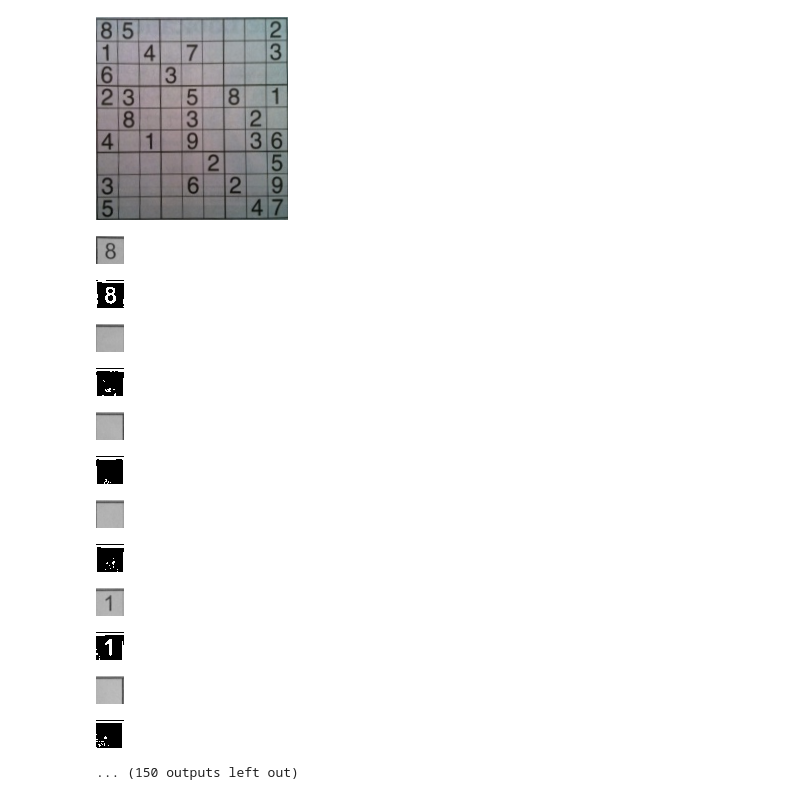
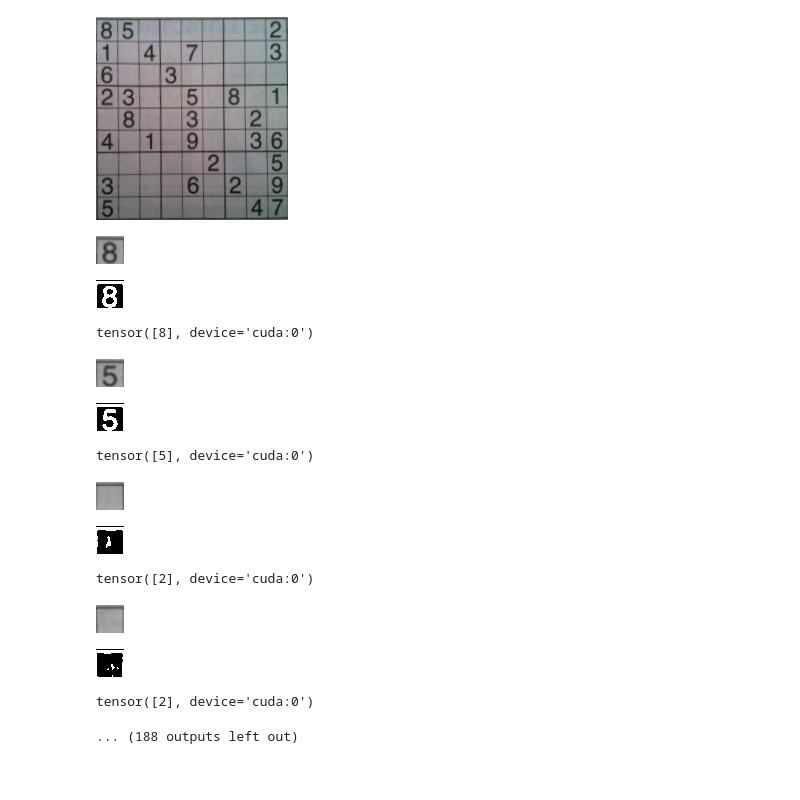
Before and after one commit to shreyas1209/Sudoku_Solver_App, a Jupyter notebook: Sudoku_Main.ipynb, the cells around one changed output. Cells and saved outputs as stored; diff of their text form; code cells hidden in the pictures.

```diff
--- a/Sudoku_Main.ipynb
+++ b/Sudoku_Main.ipynb
@@ -66,19 +66,26 @@ def digit_reader(image,img_size,grid_size,model):
     for j in range(grid_size[1]):
       digit = digit_extraction(img,(i,j),img_size,grid_size,extracted_img_size=(28,28),show = True)
       digit = torch.tensor(digit)
+      digit = digit.reshape((1,1,28,28)).float()
+      model.eval()
+      model = model.to(device = device)
+      digit = digit.to(device)
+      digit_read = predict(model,digit)
+      print(digit_read)
+      #return(digit_read)
 # %%
-digit_reader(pic,(450,450),(9,9),model)
+digit_reader(pic2,(450,450),(9,9),model)
 # %% [output]
-[figure, old version]
+[figure, new version]
-[figure, old version]
+[figure, new version]
+tensor([8], device='cuda:0')
-[figure, old version]
+[figure, new version]
-[figure, old version]
+[figure, new version]
+tensor([5], device='cuda:0')
 [figure]
-[figure, old version]
+[figure, new version]
+tensor([2], device='cuda:0')
 [figure]
 [figure]
-[figure, removed]
-[figure, removed]
-[figure, removed]
-[figure, removed]
-... (150 outputs left out)
+tensor([2], device='cuda:0')
+... (188 outputs left out)
```
